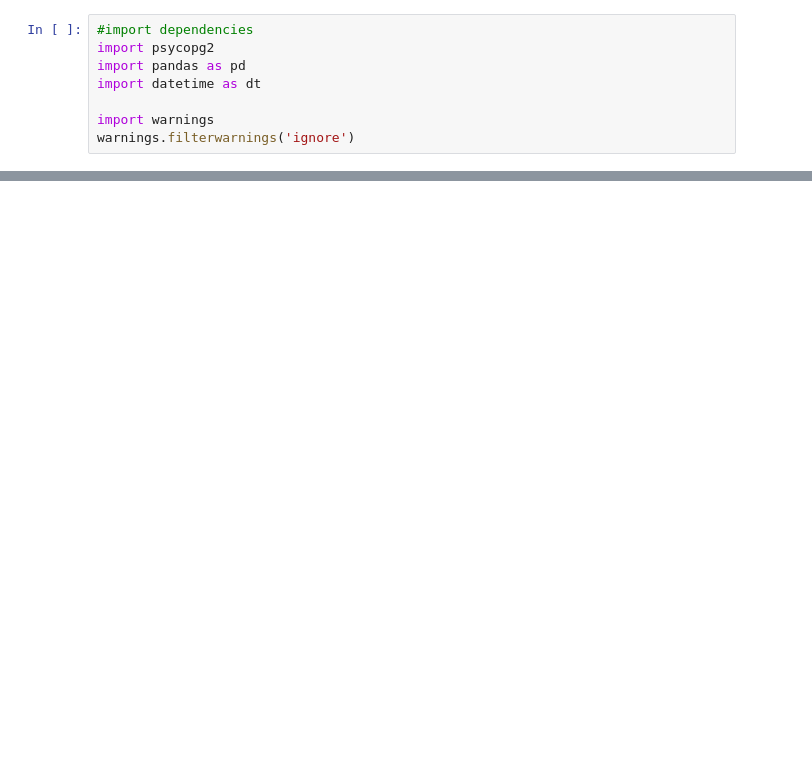
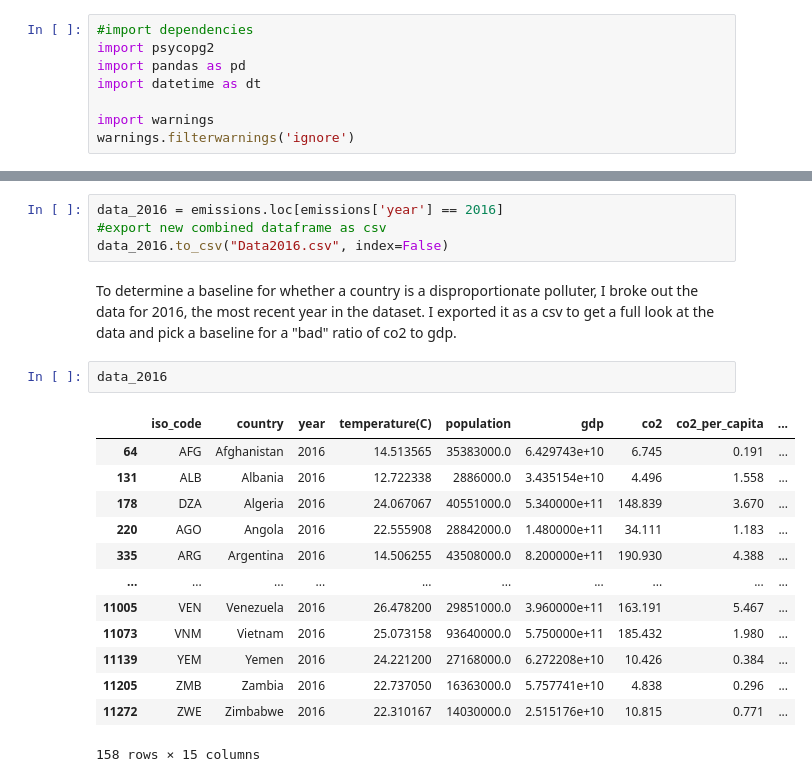
Before and after one commit to Alawler12/Environmental_Project, a Jupyter notebook: Exploratory Analysis.ipynb, the cells around one changed output, grey strips where cells are left out. Drawn from its saved outputs; the diff is of its cells as text; blank space fills up the shorter version.

```diff
--- a/Exploratory Analysis.ipynb
+++ b/Exploratory Analysis.ipynb
@@ -200,0 +64,22 @@ co2_temp
+# %%
+data_2016 = emissions.loc[emissions['year'] == 2016]
+#export new combined dataframe as csv
+data_2016.to_csv("Data2016.csv", index=False)
+# %% [markdown]
+To determine a baseline for whether a country is a disproportionate polluter, I broke out the data for 2016, the most recent year in the dataset. I exported it as a csv to get a full look at the data and pick a baseline for a "bad" ratio of co2 to gdp.
+# %%
+data_2016
+# %% [output]
+|  | iso_code | country | year | temperature(C) | population | gdp | co2 | co2_per_capita | ... |
+| 64 | AFG | Afghanistan | 2016 | 14.513565 | 35383000.0 | 6.429743e+10 | 6.745 | 0.191 | ... |
+| 131 | ALB | Albania | 2016 | 12.722338 | 2886000.0 | 3.435154e+10 | 4.496 | 1.558 | ... |
+| 178 | DZA | Algeria | 2016 | 24.067067 | 40551000.0 | 5.340000e+11 | 148.839 | 3.670 | ... |
+| 220 | AGO | Angola | 2016 | 22.555908 | 28842000.0 | 1.480000e+11 | 34.111 | 1.183 | ... |
+| 335 | ARG | Argentina | 2016 | 14.506255 | 43508000.0 | 8.200000e+11 | 190.930 | 4.388 | ... |
+| ... | ... | ... | ... | ... | ... | ... | ... | ... | ... |
+| 11005 | VEN | Venezuela | 2016 | 26.478200 | 29851000.0 | 3.960000e+11 | 163.191 | 5.467 | ... |
+| 11073 | VNM | Vietnam | 2016 | 25.073158 | 93640000.0 | 5.750000e+11 | 185.432 | 1.980 | ... |
+| 11139 | YEM | Yemen | 2016 | 24.221200 | 27168000.0 | 6.272208e+10 | 10.426 | 0.384 | ... |
+| 11205 | ZMB | Zambia | 2016 | 22.737050 | 16363000.0 | 5.757741e+10 | 4.838 | 0.296 | ... |
+| 11272 | ZWE | Zimbabwe | 2016 | 22.310167 | 14030000.0 | 2.515176e+10 | 10.815 | 0.771 | ... |
+158 rows × 15 columns
```
Also changed, not shown: parts of 19 cells of this notebook, 10 other files.
